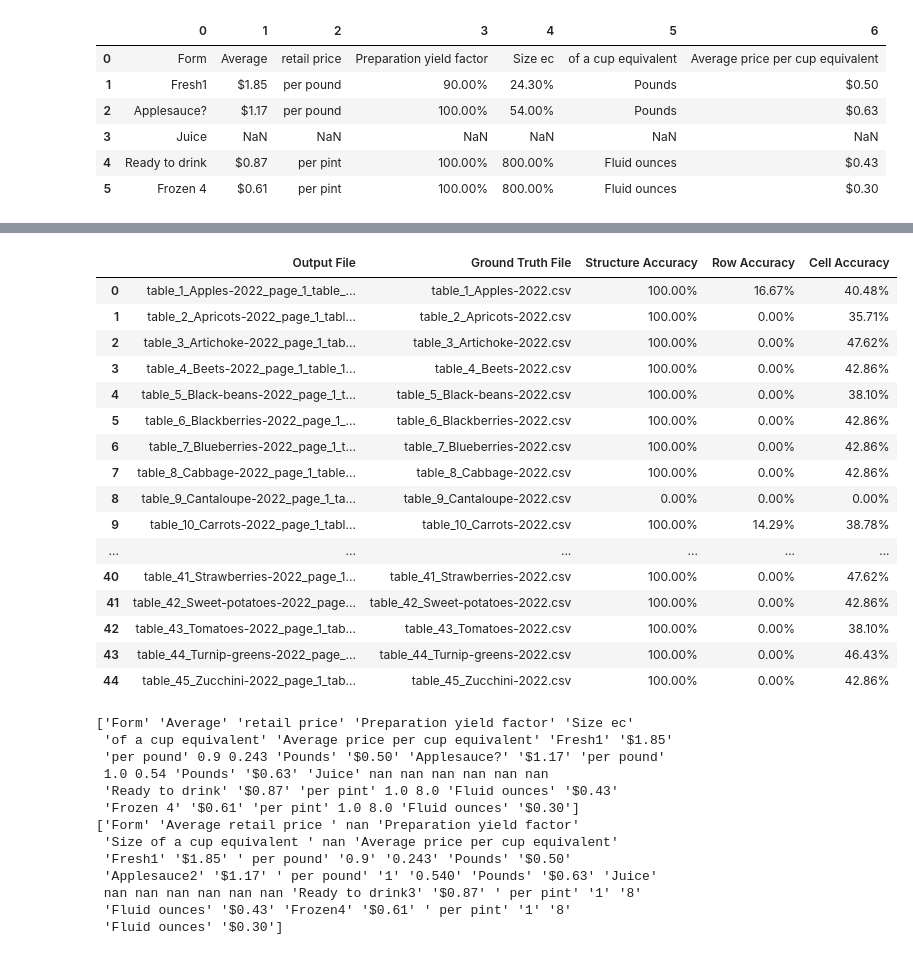
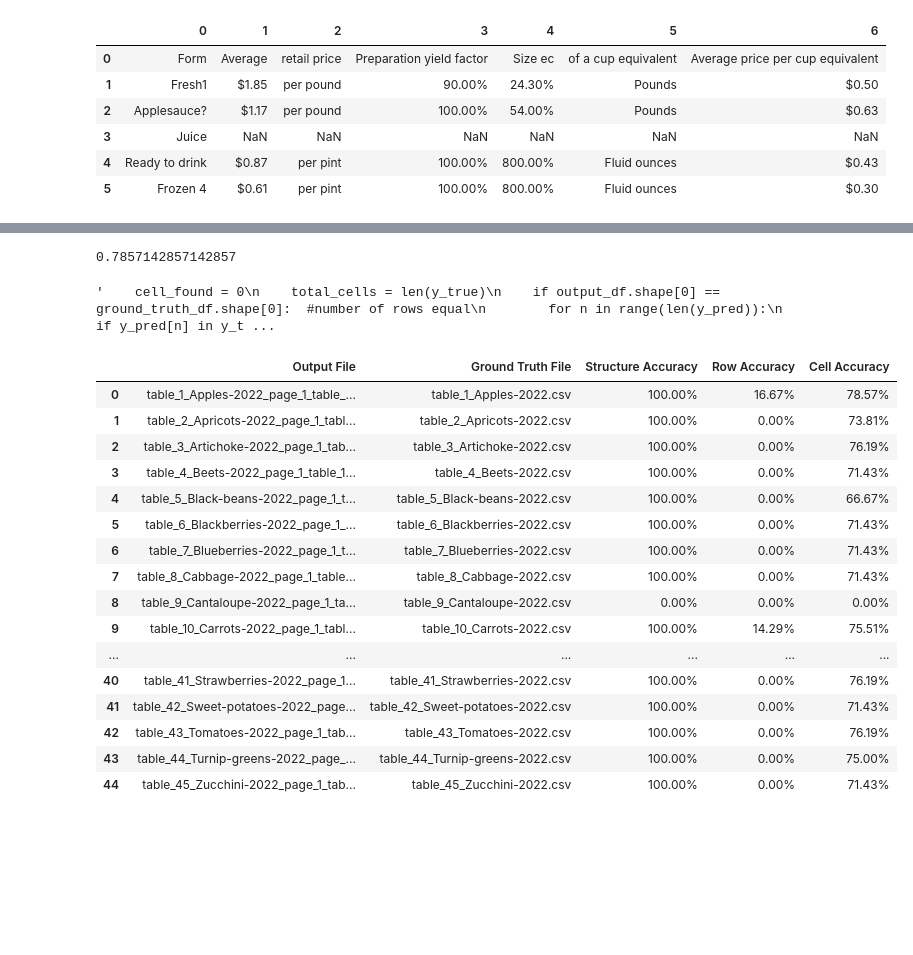
Before and after one commit to rendalamili/ml-for-table-extraction, a Jupyter notebook: Final_Metrics_Analysis.ipynb, the cells around one changed output, grey strips where cells are left out. Saved outputs shown, nothing was run; the diff lists cells and outputs as text; code cells hidden in the pictures; blank space fills up the shorter version.

```diff
--- a/Final_Metrics_Analysis.ipynb
+++ b/Final_Metrics_Analysis.ipynb
@@ -73,7 +74,7 @@ def format_output_df(output_df):
     headers = pd.DataFrame([output_df.columns])
     output_df.columns = range(len(output_df.columns))
     output_df = pd.concat([headers, output_df])
-    output_df = output_df.astype('object')
+    # output_df = output_df.astype('object')
     output_df = output_df.reset_index(drop=True)
     return output_df
 # %%
@@ -147,8 +188,26 @@ def row_accuracy(output_df, ground_truth_df):
+# %%
+def cell_accuracy(output_df, ground_truth_df):
+    y_true = ground_truth_df.values.flatten()
+    y_pred = output_df.values.flatten()
+    y_pred = fix_lowercase(y_pred)
+    y_true = fix_lowercase(y_true)
+    y_pred, y_true = normalise_values(y_pred, y_true)
+    cell_matched = 0
+    total_cells = len(y_true)
+    if output_df.shape[0] == ground_truth_df.shape[0]:  #number of rows equal
+      for x in y_true:
+        if x in y_pred:
+          cell_matched += 1
+    else:
+      cells_matched = 0
+    cell_accuracy = cell_matched / total_cells
+    return cell_accuracy
+# %%
+cell_accuracy(df, df2)
+# %% [output]
+0.7857142857142857
 # %%
-def cell_accuracy(output_df, ground_truth_df):
-    y_true = ground_truth_df.values.flatten()
-    y_pred = output_df.values.flatten()
-    cell_found = 0
+'''    cell_found = 0
     total_cells = len(y_true)
     if output_df.shape[0] == ground_truth_df.shape[0]:  #number of rows equal
         for n in range(len(y_pred)):
@@ -157,7 +216,9 @@ def cell_accuracy(output_df, ground_truth_df):
     else:
         cell_found = 0
     cell_accuracy = cell_found / total_cells
-    return cell_accuracy
+    return cell_accuracy'''
+# %% [output]
+'    cell_found = 0\n    total_cells = len(y_true)\n    if output_df.shape[0] == ground_truth_df.shape[0]:  #number of rows equal\n        for n in range(len(y_pred)):\n            if y_pred[n] in y_t ...
 # %%
 def detailed_results(n):
     output_file = match_files(n)[0]
@@ -175,40 +236,40 @@ def all_detailed_results():
 # %%
 def results_df():
     results = []
     for n in range(1,46):
         output_file = match_files(n)[0]
         ground_truth_file = match_files(n)[1]
         output_df = load_output_dfs(output_file)
         ground_truth_df = load_ground_truth_dfs(ground_truth_file)
         results.append({
             'Output File': output_file,
             'Ground Truth File': ground_truth_file,
             'Structure Accuracy': structure_accuracy(output_df, ground_truth_df),
             'Row Accuracy': row_accuracy(output_df, ground_truth_df),
             'Cell Accuracy': cell_accuracy(output_df, ground_truth_df)
         })
-    pd.options.display.float_format = '{:.2%}'.format
+    # pd.options.display.float_format = '{:.2%}'.format
     return pd.DataFrame(results)
 
 results_df()
 # %% [output]
 |  | Output File | Ground Truth File | Structure Accuracy | Row Accuracy | Cell Accuracy |
-| 0 | table_1_Apples-2022_page_1_table_... | table_1_Apples-2022.csv | 100.00% | 16.67% | 40.48% |
-| 1 | table_2_Apricots-2022_page_1_tabl... | table_2_Apricots-2022.csv | 100.00% | 0.00% | 35.71% |
-| 2 | table_3_Artichoke-2022_page_1_tab... | table_3_Artichoke-2022.csv | 100.00% | 0.00% | 47.62% |
-| 3 | table_4_Beets-2022_page_1_table_1... | table_4_Beets-2022.csv | 100.00% | 0.00% | 42.86% |
-| 4 | table_5_Black-beans-2022_page_1_t... | table_5_Black-beans-2022.csv | 100.00% | 0.00% | 38.10% |
-| 5 | table_6_Blackberries-2022_page_1_... | table_6_Blackberries-2022.csv | 100.00% | 0.00% | 42.86% |
-| 6 | table_7_Blueberries-2022_page_1_t... | table_7_Blueberries-2022.csv | 100.00% | 0.00% | 42.86% |
-| 7 | table_8_Cabbage-2022_page_1_table... | table_8_Cabbage-2022.csv | 100.00% | 0.00% | 42.86% |
+| 0 | table_1_Apples-2022_page_1_table_... | table_1_Apples-2022.csv | 100.00% | 16.67% | 78.57% |
+| 1 | table_2_Apricots-2022_page_1_tabl... | table_2_Apricots-2022.csv | 100.00% | 0.00% | 73.81% |
+| 2 | table_3_Artichoke-2022_page_1_tab... | table_3_Artichoke-2022.csv | 100.00% | 0.00% | 76.19% |
+| 3 | table_4_Beets-2022_page_1_table_1... | table_4_Beets-2022.csv | 100.00% | 0.00% | 71.43% |
+| 4 | table_5_Black-beans-2022_page_1_t... | table_5_Black-beans-2022.csv | 100.00% | 0.00% | 66.67% |
+| 5 | table_6_Blackberries-2022_page_1_... | table_6_Blackberries-2022.csv | 100.00% | 0.00% | 71.43% |
+| 6 | table_7_Blueberries-2022_page_1_t... | table_7_Blueberries-2022.csv | 100.00% | 0.00% | 71.43% |
+| 7 | table_8_Cabbage-2022_page_1_table... | table_8_Cabbage-2022.csv | 100.00% | 0.00% | 71.43% |
 | 8 | table_9_Cantaloupe-2022_page_1_ta... | table_9_Cantaloupe-2022.csv | 0.00% | 0.00% | 0.00% |
-| 9 | table_10_Carrots-2022_page_1_tabl... | table_10_Carrots-2022.csv | 100.00% | 14.29% | 38.78% |
+| 9 | table_10_Carrots-2022_page_1_tabl... | table_10_Carrots-2022.csv | 100.00% | 14.29% | 75.51% |
 | ... | ... | ... | ... | ... | ... |
-| 40 | table_41_Strawberries-2022_page_1... | table_41_Strawberries-2022.csv | 100.00% | 0.00% | 47.62% |
-| 41 | table_42_Sweet-potatoes-2022_page... | table_42_Sweet-potatoes-2022.csv | 100.00% | 0.00% | 42.86% |
-| 42 | table_43_Tomatoes-2022_page_1_tab... | table_43_Tomatoes-2022.csv | 100.00% | 0.00% | 38.10% |
-| 43 | table_44_Turnip-greens-2022_page_... | table_44_Turnip-greens-2022.csv | 100.00% | 0.00% | 46.43% |
-| 44 | table_45_Zucchini-2022_page_1_tab... | table_45_Zucchini-2022.csv | 100.00% | 0.00% | 42.86% |
+| 40 | table_41_Strawberries-2022_page_1... | table_41_Strawberries-2022.csv | 100.00% | 0.00% | 76.19% |
+| 41 | table_42_Sweet-potatoes-2022_page... | table_42_Sweet-potatoes-2022.csv | 100.00% | 0.00% | 71.43% |
+| 42 | table_43_Tomatoes-2022_page_1_tab... | table_43_Tomatoes-2022.csv | 100.00% | 0.00% | 76.19% |
+| 43 | table_44_Turnip-greens-2022_page_... | table_44_Turnip-greens-2022.csv | 100.00% | 0.00% | 75.00% |
+| 44 | table_45_Zucchini-2022_page_1_tab... | table_45_Zucchini-2022.csv | 100.00% | 0.00% | 71.43% |
 # %%
 result_df = results_df()
 result_df.to_csv('results.csv', index=False)
@@ -219,20 +276,3 @@ y_true = df2.values.flatten()
-# %%
-print(y_pred)
-print(y_true)
-# %% [output]
-['Form' 'Average' 'retail price' 'Preparation yield factor' 'Size ec'
- 'of a cup equivalent' 'Average price per cup equivalent' 'Fresh1' '$1.85'
- 'per pound' 0.9 0.243 'Pounds' '$0.50' 'Applesauce?' '$1.17' 'per pound'
- 1.0 0.54 'Pounds' '$0.63' 'Juice' nan nan nan nan nan nan
- 'Ready to drink' '$0.87' 'per pint' 1.0 8.0 'Fluid ounces' '$0.43'
- 'Frozen 4' '$0.61' 'per pint' 1.0 8.0 'Fluid ounces' '$0.30']
-['Form' 'Average retail price ' nan 'Preparation yield factor'
- 'Size of a cup equivalent ' nan 'Average price per cup equivalent'
- 'Fresh1' '$1.85' ' per pound' '0.9' '0.243' 'Pounds' '$0.50'
- 'Applesauce2' '$1.17' ' per pound' '1' '0.540' 'Pounds' '$0.63' 'Juice'
- nan nan nan nan nan nan 'Ready to drink3' '$0.87' ' per pint' '1' '8'
- 'Fluid ounces' '$0.43' 'Frozen4' '$0.61' ' per pint' '1' '8'
- 'Fluid ounces' '$0.30']
 # %%
 def metrics(output_df, ground_truth_df):
     y_true = ground_truth_df.values.flatten()
```
Also changed, not shown: parts of 9 cells of this notebook.
